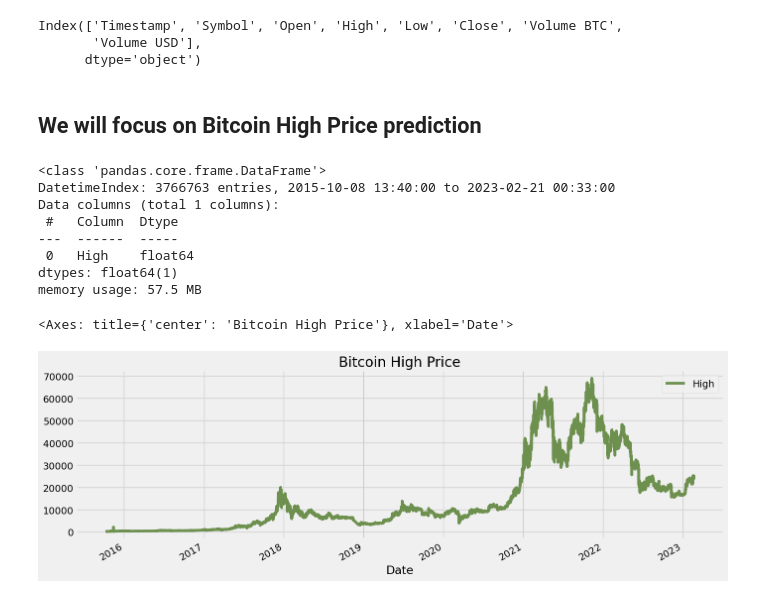
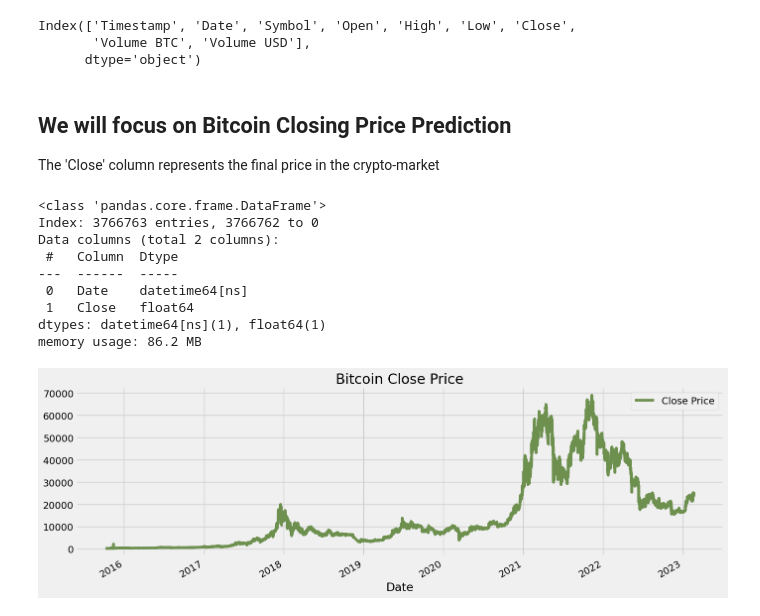
Before and after one commit to bryancastillo10/Machine-Learning-Projects, a Jupyter notebook: bitcoin.ipynb, the cells around one changed output. Saved outputs shown, nothing was run; the diff lists cells and outputs as text; code cells hidden in the pictures.

```diff
--- a/bitcoin.ipynb
+++ b/bitcoin.ipynb
@@ -27,29 +29,31 @@ df.head()
 # %%
 df = df.sort_values(by='Timestamp')
 df['Date'] = pd.to_datetime(df['Date'],format= '%Y-%m-%d %H:%M:%S')
-df = df.set_index('Date')
 
 df.columns
 # %% [output]
-Index(['Timestamp', 'Symbol', 'Open', 'High', 'Low', 'Close', 'Volume BTC',
-       'Volume USD'],
+Index(['Timestamp', 'Date', 'Symbol', 'Open', 'High', 'Low', 'Close',
+       'Volume BTC', 'Volume USD'],
       dtype='object')
 # %% [markdown]
-## We will focus on Bitcoin High Price prediction
+## We will focus on Bitcoin Closing Price Prediction
+The 'Close' column represents the final price in the crypto-market
-# %%
-high_df = df.drop(['Timestamp','Symbol','Open','Low','Close','Volume BTC','Volume USD'],axis=1).copy()
-high_df.info()
-# %% [output]
-<class 'pandas.core.frame.DataFrame'>
-DatetimeIndex: 3766763 entries, 2015-10-08 13:40:00 to 2023-02-21 00:33:00
-Data columns (total 1 columns):
- #   Column  Dtype
----  ------  -----
- 0   High    float64
-dtypes: float64(1)
-memory usage: 57.5 MB
+# %%
+price_df = pd.DataFrame(df[['Date','Close']])
+price_df.info()
+# %% [output]
+<class 'pandas.core.frame.DataFrame'>
+Index: 3766763 entries, 3766762 to 0
+Data columns (total 2 columns):
+ #   Column  Dtype
+---  ------  -----
+ 0   Date    datetime64[ns]
+ 1   Close   float64
+dtypes: datetime64[ns](1), float64(1)
+memory usage: 86.2 MB
 # %%
-high_df.plot(style='-',figsize=(15,5),color=color_pal[3],title='Bitcoin High Price')
+price_df.plot(style='-',figsize=(15,5),color=color_pal[3],title='Bitcoin Close Price')
+plt.legend(['Close Price'])
+plt.show()
 # %% [output]
-<Axes: title={'center': 'Bitcoin High Price'}, xlabel='Date'>
-[figure, old version]
+[figure, new version]
```
Also changed, not shown: parts of 25 cells of this notebook, 1 other file.
